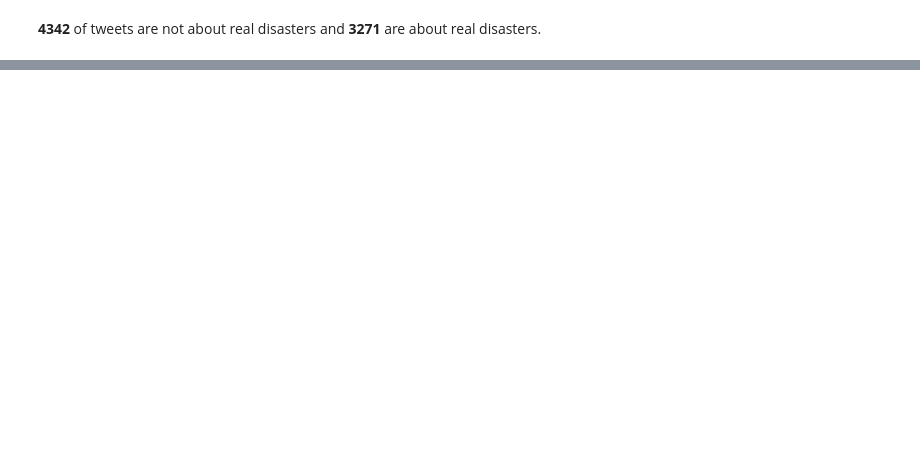
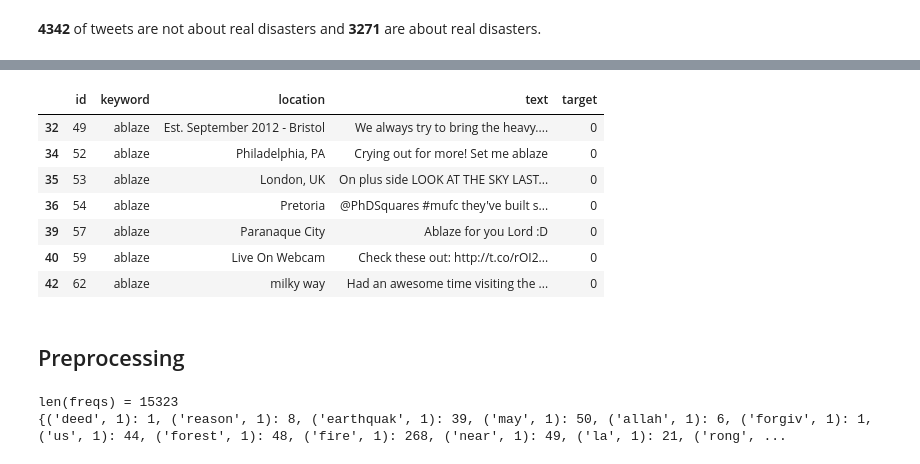
Before and after one commit to FJFard/NLP, a Jupyter notebook: Real or Not - NLP with Disaster Tweets.ipynb, the cells around one changed output, grey strips where cells are left out. Cells and saved outputs as stored; diff of their text form; code cells hidden in the pictures; blank space fills up the shorter version.

```diff
--- a/Real or Not - NLP with Disaster Tweets.ipynb
+++ b/Real or Not - NLP with Disaster Tweets.ipynb
@@ -65,0 +124,14 @@ len(pd.unique(train_df.location))
+# %%
+# print non-disaster rows when no column is null
+train_df[(train_df.target==0) & train_df.keyword.notna() & train_df.location.notna()][:7]
+# %% [output]
+|  | id | keyword | location | text | target |
+| 32 | 49 | ablaze | Est. September 2012 - Bristol | We always try to bring the heavy.... | 0 |
+| 34 | 52 | ablaze | Philadelphia, PA | Crying out for more! Set me ablaze | 0 |
+| 35 | 53 | ablaze | London, UK | On plus side LOOK AT THE SKY LAST... | 0 |
+| 36 | 54 | ablaze | Pretoria | @PhDSquares #mufc they've built s... | 0 |
+| 39 | 57 | ablaze | Paranaque City | Ablaze for you Lord :D | 0 |
+| 40 | 59 | ablaze | Live On Webcam | Check these out: http://t.co/rOI2... | 0 |
+| 42 | 62 | ablaze | milky way | Had an awesome time visiting the ... | 0 |
+# %% [markdown]
+## Preprocessing
@@ -65,0 +142,8 @@ len(pd.unique(train_df.location))
+# %%
+# print length of the dictionary
+print(f'len(freqs) = {len(freqs)}')
+
+print(freqs)
+# %% [output]
+len(freqs) = 15323
+{('deed', 1): 1, ('reason', 1): 8, ('earthquak', 1): 39, ('may', 1): 50, ('allah', 1): 6, ('forgiv', 1): 1, ('us', 1): 44, ('forest', 1): 48, ('fire', 1): 268, ('near', 1): 49, ('la', 1): 21, ('rong', ...
```
Also changed, not shown: parts of 36 cells of this notebook, 1 other file.
